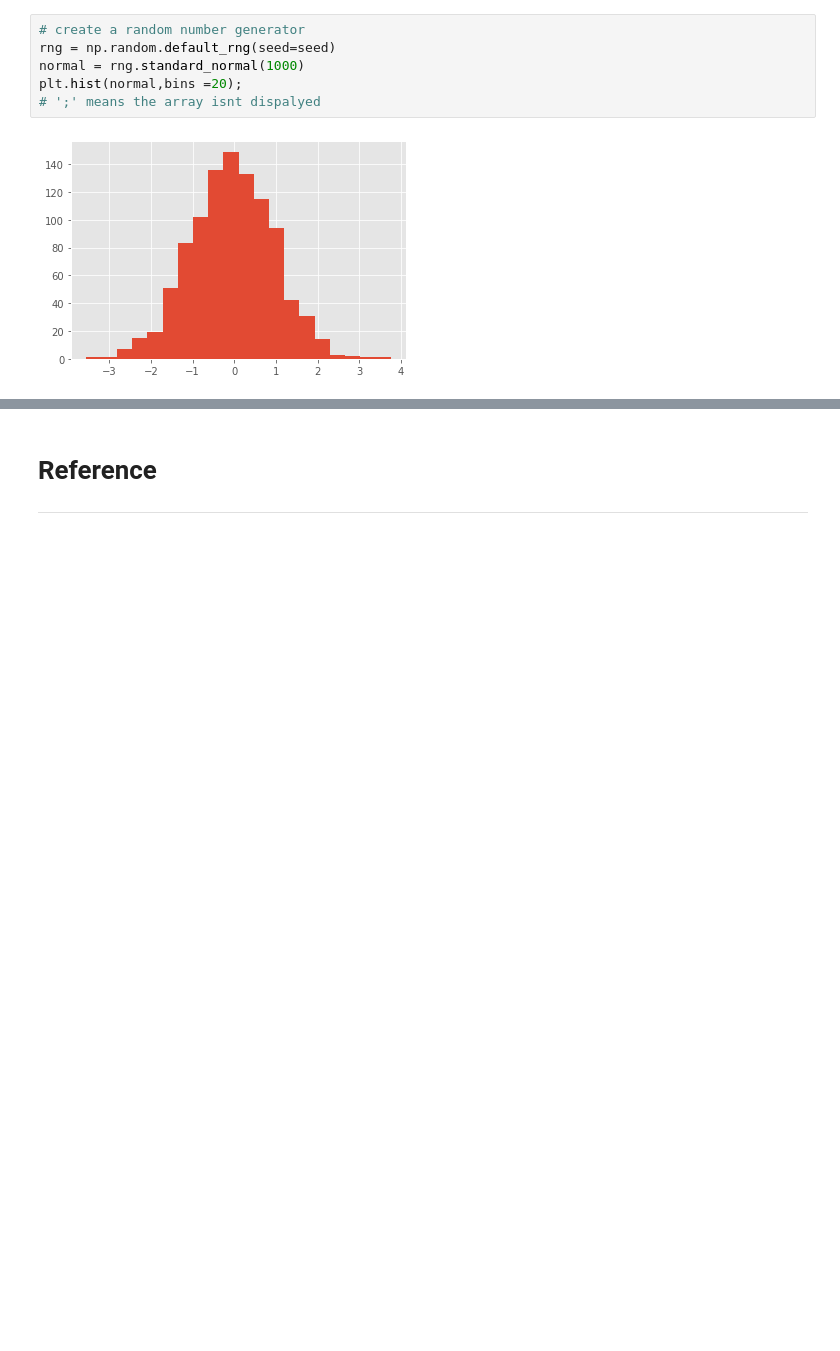
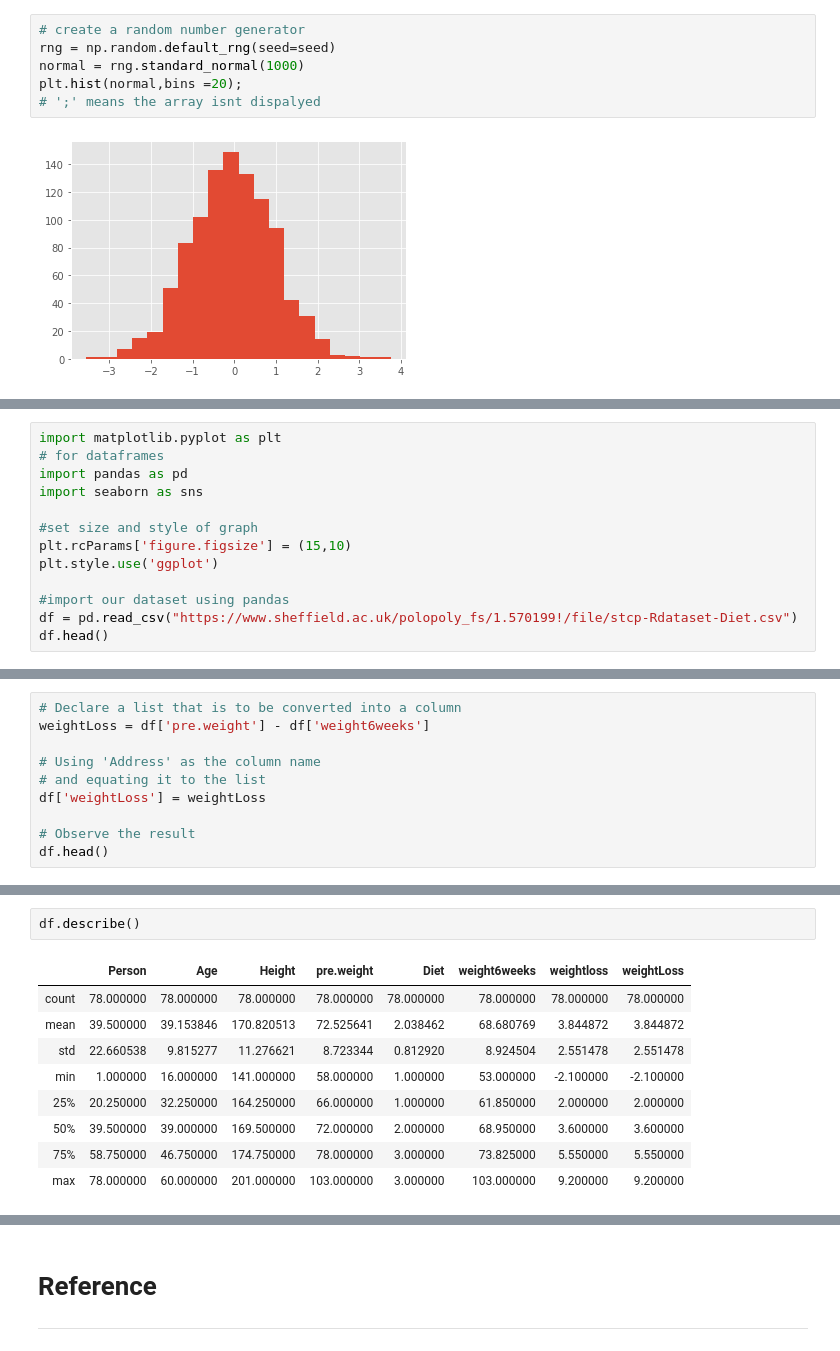
Before and after one commit to shaner1/Machine_Learning_-_Statistic, a Jupyter notebook: scipy-stats.ipynb, the cells around one changed output, grey strips where cells are left out. Saved outputs shown, nothing was run; the diff lists cells and outputs as text; blank space fills up the shorter version.

Commit message:
Adding SciPy & ANOVA intro and testing suitabilitiy of dataset

```diff
--- a/scipy-stats.ipynb
+++ b/scipy-stats.ipynb
@@ -56,0 +177,13 @@ plt.hist(normal,bins =20);
+# %%
+import matplotlib.pyplot as plt
+# for dataframes
+import pandas as pd
+import seaborn as sns
+
+#set size and style of graph
+plt.rcParams['figure.figsize'] = (15,10)
+plt.style.use('ggplot')
+
+#import our dataset using pandas
+df = pd.read_csv("https://www.sheffield.ac.uk/polopoly_fs/1.570199!/file/stcp-Rdataset-Diet.csv")
+df.head()
@@ -56,0 +201,10 @@ plt.hist(normal,bins =20);
+# %%
+# Declare a list that is to be converted into a column
+weightLoss = df['pre.weight'] - df['weight6weeks']
+
+# Using 'Address' as the column name
+# and equating it to the list
+df['weightLoss'] = weightLoss
+
+# Observe the result
+df.head()
@@ -56,0 +218,12 @@ plt.hist(normal,bins =20);
+# %%
+df.describe()
+# %% [output]
+|  | Person | Age | Height | pre.weight | Diet | weight6weeks | weightloss | weightLoss |
+| count | 78.000000 | 78.000000 | 78.000000 | 78.000000 | 78.000000 | 78.000000 | 78.000000 | 78.000000 |
+| mean | 39.500000 | 39.153846 | 170.820513 | 72.525641 | 2.038462 | 68.680769 | 3.844872 | 3.844872 |
+| std | 22.660538 | 9.815277 | 11.276621 | 8.723344 | 0.812920 | 8.924504 | 2.551478 | 2.551478 |
+| min | 1.000000 | 16.000000 | 141.000000 | 58.000000 | 1.000000 | 53.000000 | -2.100000 | -2.100000 |
+| 25% | 20.250000 | 32.250000 | 164.250000 | 66.000000 | 1.000000 | 61.850000 | 2.000000 | 2.000000 |
+| 50% | 39.500000 | 39.000000 | 169.500000 | 72.000000 | 2.000000 | 68.950000 | 3.600000 | 3.600000 |
+| 75% | 58.750000 | 46.750000 | 174.750000 | 78.000000 | 3.000000 | 73.825000 | 5.550000 | 5.550000 |
+| max | 78.000000 | 60.000000 | 201.000000 | 103.000000 | 3.000000 | 103.000000 | 9.200000 | 9.200000 |
```
Also changed, not shown: parts of 16 cells of this notebook, 2 other files.
